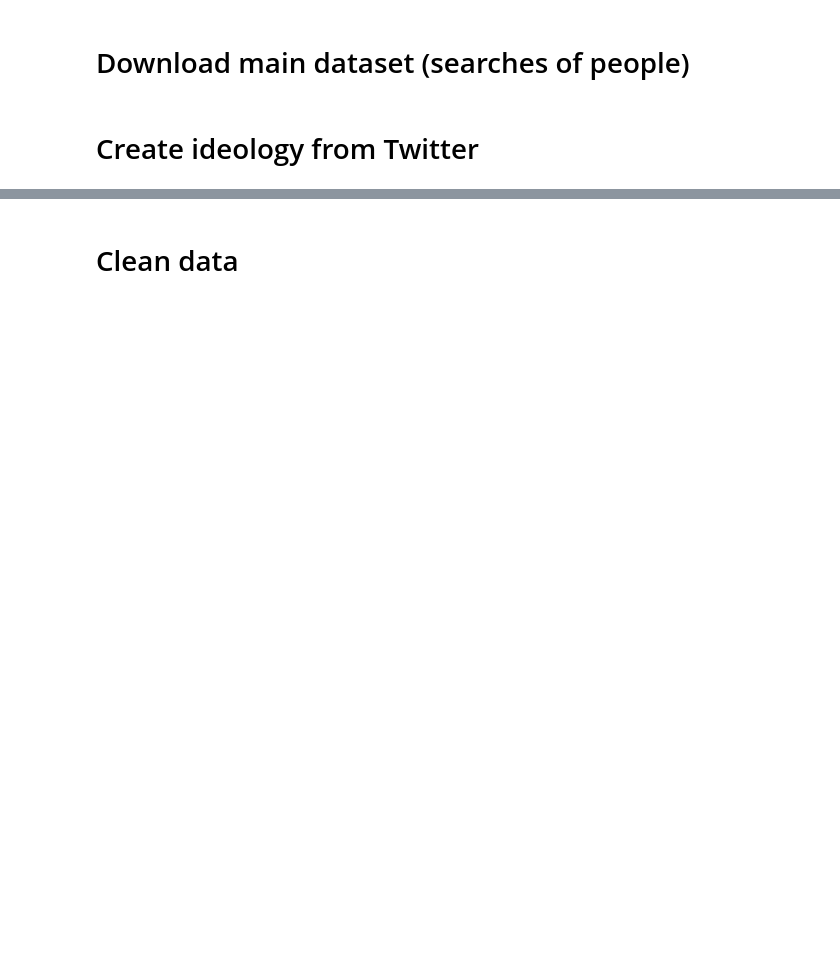
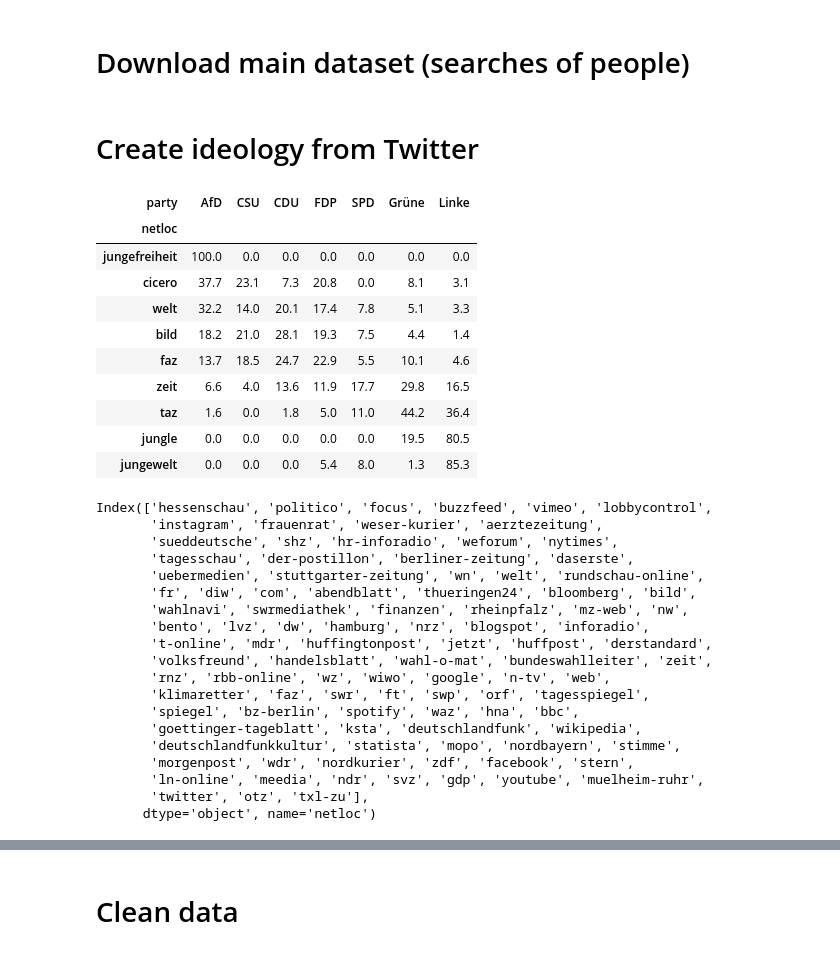
Before and after one commit to palmerabollo/luca-challenge, a Jupyter notebook: code/format_data.ipynb, the cells around one changed output, grey strips where cells are left out. Cells and saved outputs as stored; diff of their text form; code cells hidden in the pictures; blank space fills up the shorter version.

```diff
--- a/code/format_data.ipynb
+++ b/code/format_data.ipynb
@@ -194,34 +196,66 @@ with open("./data_social_media/tweets.json") as f, open("./data_social_media/twi
 # %%
-df = pd.read_csv("./data_social_media/twitter_media.tsv",sep="\t",header=None,names=["id","party","tw","link"]).dropna()
-from urllib.parse import urlparse
+
+df = pd.read_csv("./data_clean/twitter_media.tsv",sep="\t",header=None,names=["id","party","tw","link"]).dropna()
+
 df = df.loc[df["party"]!="Pegida"]
 df["netloc"] = df["link"].apply(lambda x: urlparse(x).netloc.split(".")[-2])
 df["count_netloc"] = df.groupby(["netloc"])["id"].transform(len)
 df = df.loc[df["count_netloc"]>10]
 df["count"] = df.groupby(["party","netloc"])["id"].transform(len)
 df["count_p"] = df.groupby(["party"])["id"].transform(len)
 df = df.groupby(["party","netloc","count","count_p"]).sum().reset_index()
 df["ratio"] = df["count"]/df["count_p"]
 df.head()
 
 df["sum_netloc"] = df.groupby("netloc")["ratio"].transform(np.sum)
 df["ideology"] = df["ratio"]/df["sum_netloc"]
 del df["id"]
 
 df2 = pd.pivot_table(df,values="ideology",index="netloc",columns="party").dropna(thresh=1)
 #df2["div"] = df2.apply(lambda x: entropy(np.nan_to_num(x)+0.001),1)
 #df2.sort_values(by="div",ascending=False)
 df2.head()
 
 
 display(np.round(df2.loc[["jungefreiheit","cicero","welt","bild","faz","zeit","taz","jungle","jungewelt"],["AfD","CSU","CDU","FDP","SPD","Grüne","Linke"]]*100,1).fillna(0))
 
 
 df2["sqr"] = np.sqrt((df2>0).sum(1))
 df2["std"] = df2[['AfD', 'CDU', 'CSU', 'FDP', 'Grüne', 'Linke', 'SPD']].std(1)
 df2["std2"] = (df2["std"]*df2["sqr"]).fillna(1)
 
 df2.sort_values(by="std2",ascending=False).tail(100).index
+# %% [output]
+| party | AfD | CSU | CDU | FDP | SPD | Grüne | Linke |
+| netloc |  |  |  |  |  |  |  |
+| jungefreiheit | 100.0 | 0.0 | 0.0 | 0.0 | 0.0 | 0.0 | 0.0 |
+| cicero | 37.7 | 23.1 | 7.3 | 20.8 | 0.0 | 8.1 | 3.1 |
+| welt | 32.2 | 14.0 | 20.1 | 17.4 | 7.8 | 5.1 | 3.3 |
+| bild | 18.2 | 21.0 | 28.1 | 19.3 | 7.5 | 4.4 | 1.4 |
+| faz | 13.7 | 18.5 | 24.7 | 22.9 | 5.5 | 10.1 | 4.6 |
+| zeit | 6.6 | 4.0 | 13.6 | 11.9 | 17.7 | 29.8 | 16.5 |
+| taz | 1.6 | 0.0 | 1.8 | 5.0 | 11.0 | 44.2 | 36.4 |
+| jungle | 0.0 | 0.0 | 0.0 | 0.0 | 0.0 | 19.5 | 80.5 |
+| jungewelt | 0.0 | 0.0 | 0.0 | 5.4 | 8.0 | 1.3 | 85.3 |
+Index(['hessenschau', 'politico', 'focus', 'buzzfeed', 'vimeo', 'lobbycontrol',
+       'instagram', 'frauenrat', 'weser-kurier', 'aerztezeitung',
+       'sueddeutsche', 'shz', 'hr-inforadio', 'weforum', 'nytimes',
+       'tagesschau', 'der-postillon', 'berliner-zeitung', 'daserste',
+       'uebermedien', 'stuttgarter-zeitung', 'wn', 'welt', 'rundschau-online',
+       'fr', 'diw', 'com', 'abendblatt', 'thueringen24', 'bloomberg', 'bild',
+       'wahlnavi', 'swrmediathek', 'finanzen', 'rheinpfalz', 'mz-web', 'nw',
+       'bento', 'lvz', 'dw', 'hamburg', 'nrz', 'blogspot', 'inforadio',
+       't-online', 'mdr', 'huffingtonpost', 'jetzt', 'huffpost', 'derstandard',
+       'volksfreund', 'handelsblatt', 'wahl-o-mat', 'bundeswahlleiter', 'zeit',
+       'rnz', 'rbb-online', 'wz', 'wiwo', 'google', 'n-tv', 'web',
+       'klimaretter', 'faz', 'swr', 'ft', 'swp', 'orf', 'tagesspiegel',
+       'spiegel', 'bz-berlin', 'spotify', 'waz', 'hna', 'bbc',
+       'goettinger-tageblatt', 'ksta', 'deutschlandfunk', 'wikipedia',
+       'deutschlandfunkkultur', 'statista', 'mopo', 'nordbayern', 'stimme',
+       'morgenpost', 'wdr', 'nordkurier', 'zdf', 'facebook', 'stern',
+       'ln-online', 'meedia', 'ndr', 'svz', 'gdp', 'youtube', 'muelheim-ruhr',
+       'twitter', 'otz', 'txl-zu'],
+      dtype='object', name='netloc')
 # %%
 %matplotlib inline
 import pylab as plt
```
Also changed, not shown: parts of 19 cells of this notebook, 15 other files.
